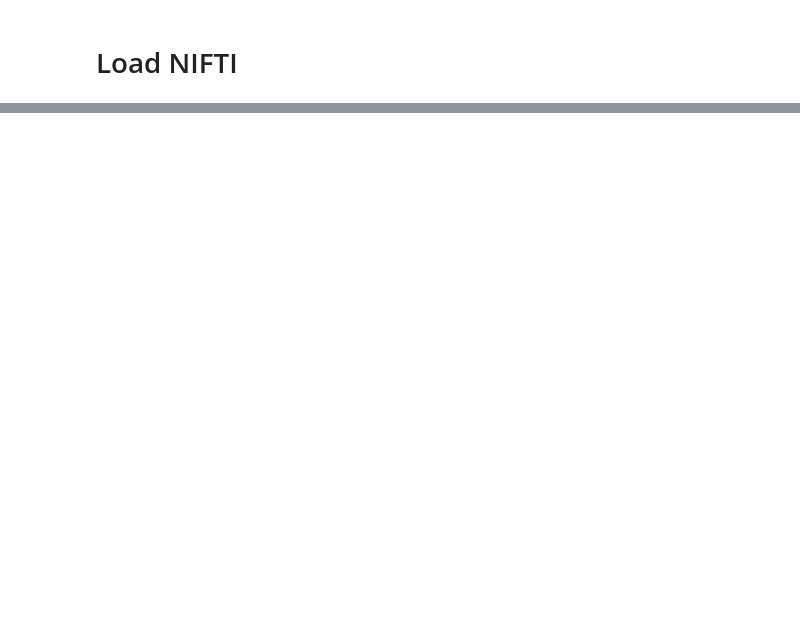
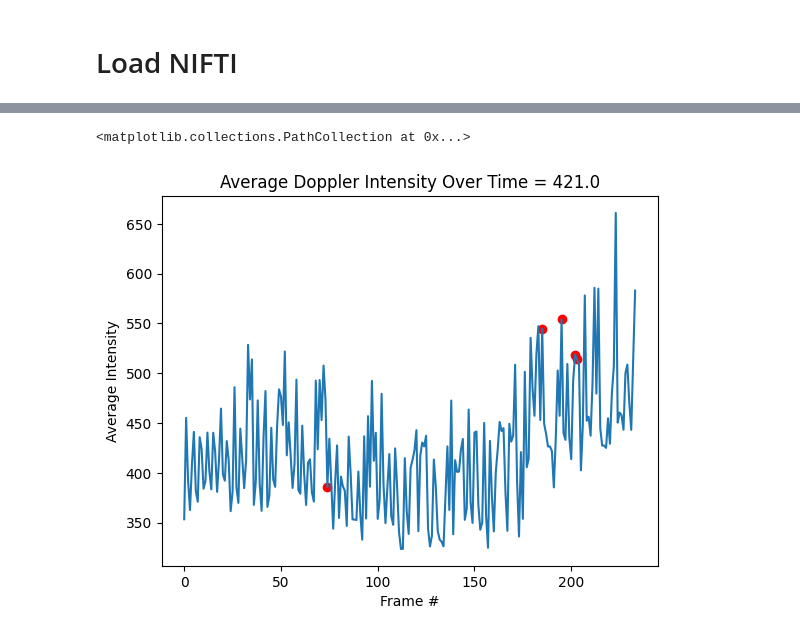
Before and after one commit to ClaireNastaskin/processing_fusi, a Jupyter notebook: Experiments/VGG_feature_extraction.ipynb, the cells around one changed output, grey strips where cells are left out. Saved outputs shown, nothing was run; the diff lists cells and outputs as text; code cells hidden in the pictures; blank space fills up the shorter version.

```diff
--- a/Experiments/VGG_feature_extraction.ipynb
+++ b/Experiments/VGG_feature_extraction.ipynb
@@ -220,0 +175,16 @@ lowd = pca.fit_transform(features_norm)
+# %%
+################################################
+#     Display Doppler intensity time course    #
+################################################
+
+# find and confirm if there's any outlier frames that should be removed e.g. high brightness or noise
+doppler_intensity = np.mean(fusi_data, axis=tuple(range(0, fusi_data.ndim - 1)))
+plt.plot(doppler_intensity)
+plt.title(f'Average Doppler Intensity Over Time = {doppler_intensity.mean().round()}')
+plt.xlabel('Frame #')
+plt.ylabel('Average Intensity')
+loc = np.where(labels != 0)[0]
+plt.scatter(loc, doppler_intensity[loc], c='r')
+# %% [output]
+<matplotlib.collections.PathCollection at 0x...>
+[figure, added]
```
Also changed, not shown: parts of 16 cells of this notebook, 1 other file.
